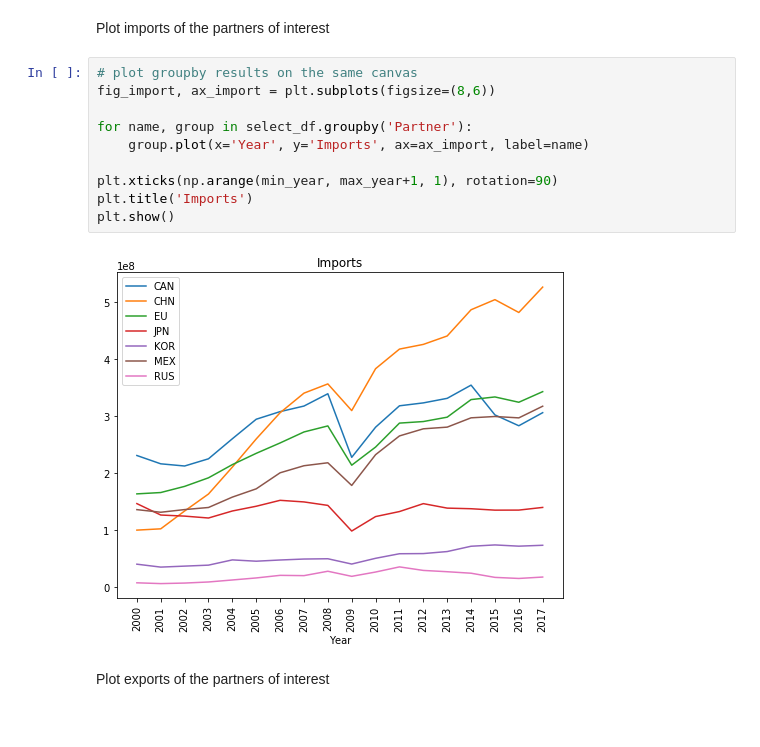
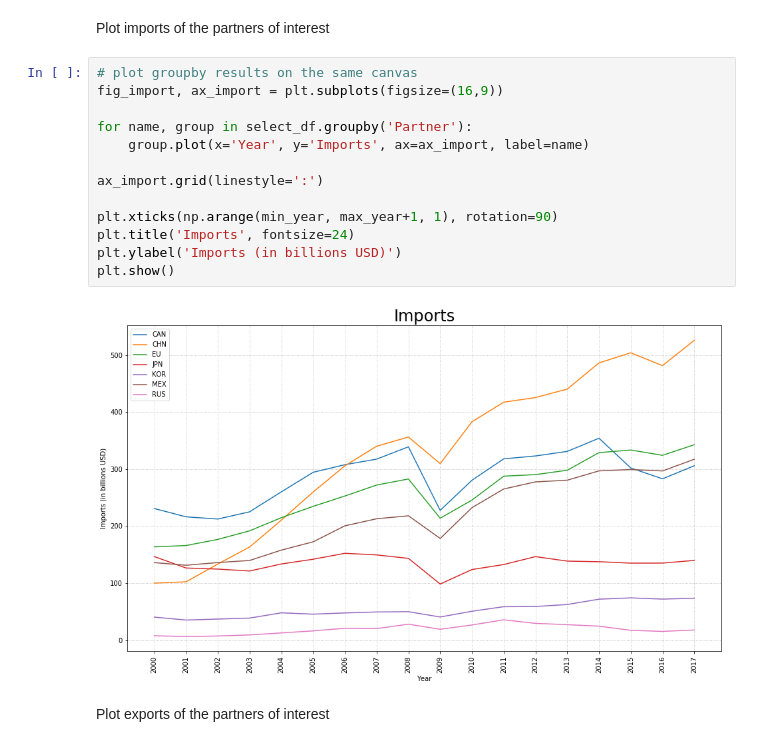
Before and after one commit to marks6i/project-one, a Jupyter notebook: Analysis_1/Difference_and_Scale.ipynb, the cells around one changed output. Cells and saved outputs as stored; diff of their text form.

Commit message:
Changed units from thousands to billions and added grid lines and y labels to analysis

```diff
--- a/Analysis_1/Difference_and_Scale.ipynb
+++ b/Analysis_1/Difference_and_Scale.ipynb
@@ -74,16 +77,19 @@ select_df.head(10)
 Plot imports of the partners of interest
 # %%
 # plot groupby results on the same canvas
-fig_import, ax_import = plt.subplots(figsize=(8,6))
+fig_import, ax_import = plt.subplots(figsize=(16,9))
 
 for name, group in select_df.groupby('Partner'):
     group.plot(x='Year', y='Imports', ax=ax_import, label=name)
 
+ax_import.grid(linestyle=':')
+
 plt.xticks(np.arange(min_year, max_year+1, 1), rotation=90)
-plt.title('Imports')
+plt.title('Imports', fontsize=24)
+plt.ylabel('Imports (in billions USD)')
 plt.show()
 # %% [output]
-[figure, old version]
+[figure, new version]
 # %% [markdown]
 Plot exports of the partners of interest
 # %%
```
Also changed, not shown: parts of 7 cells of this notebook, 2 other files.
